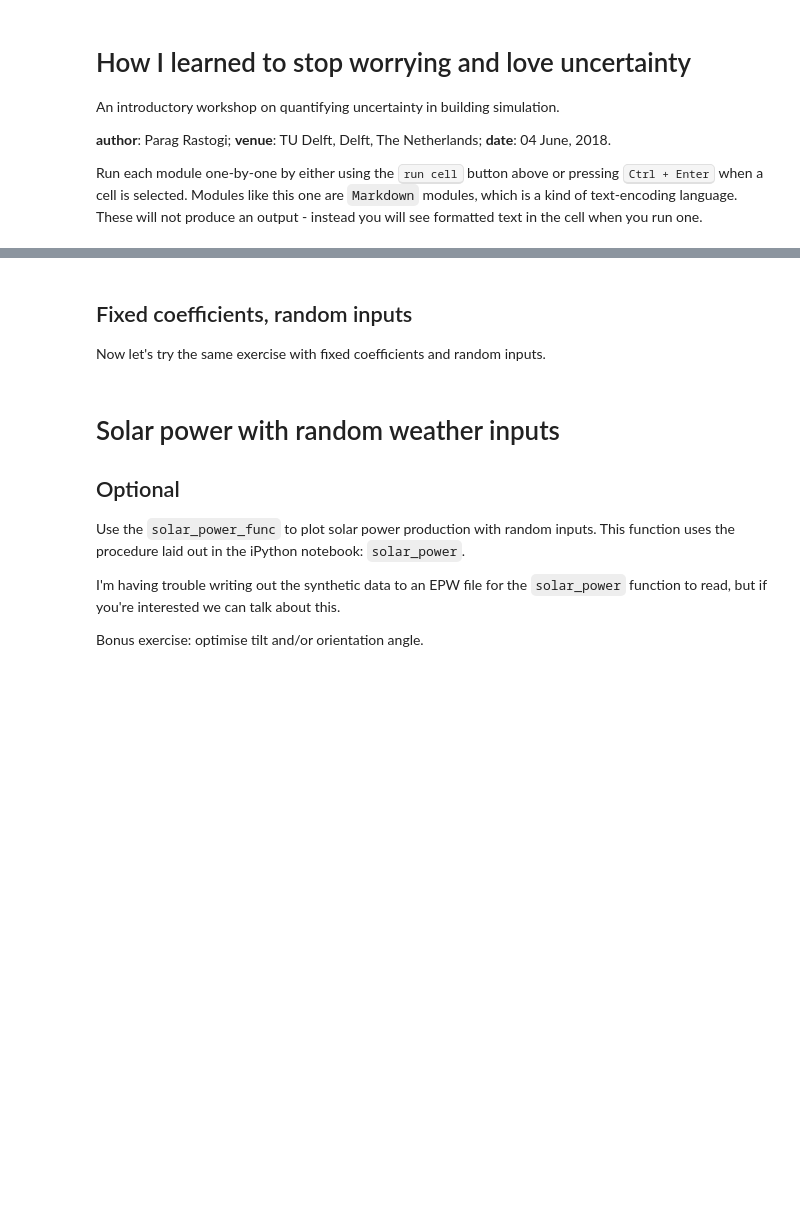
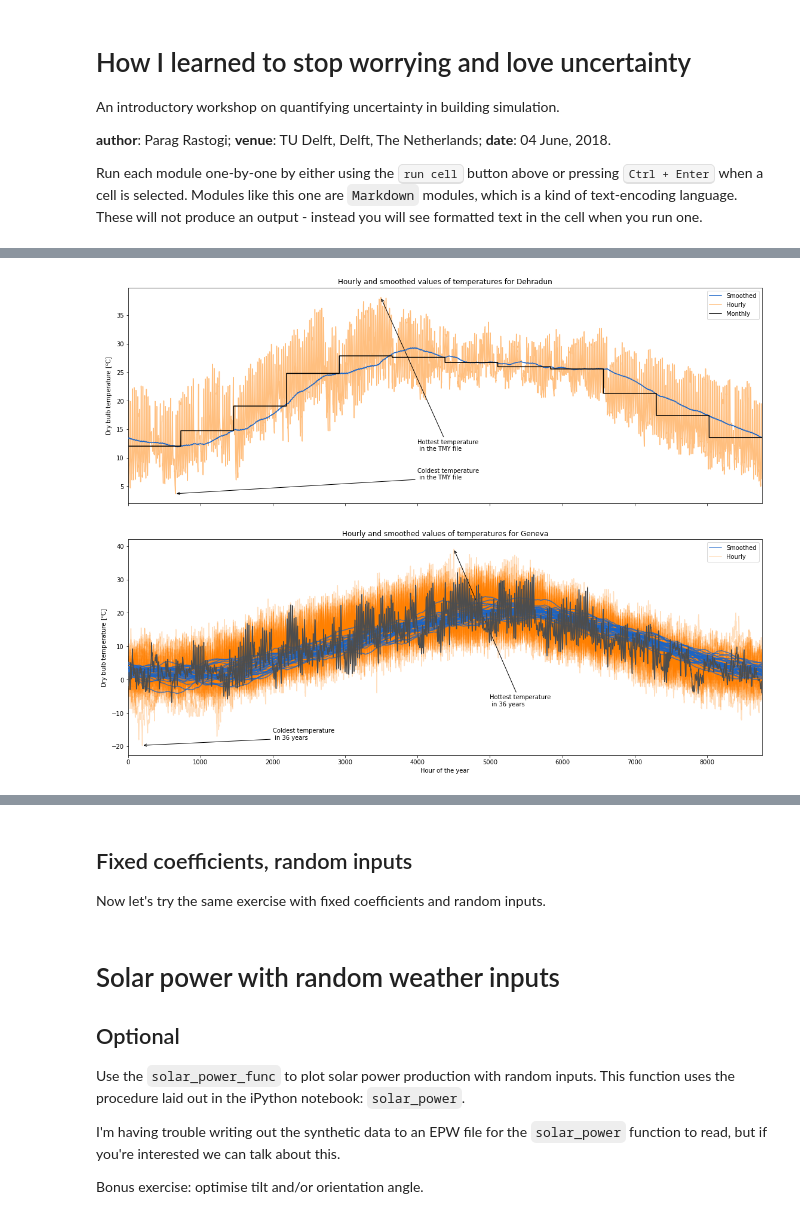
Before and after one commit to paragrastogi/CEPT_Workshop_January2020, a Jupyter notebook: lib/tutorial_v01.ipynb, the cells around one changed output, grey strips where cells are left out. Saved outputs shown, nothing was run; the diff lists cells and outputs as text; code cells hidden in the pictures; blank space fills up the shorter version.

```diff
--- a/lib/tutorial_v01.ipynb
+++ b/lib/tutorial_v01.ipynb
@@ -94,22 +197,19 @@ metadata['locdata'].append(locdata)
 metadata['header'].append(header)
 
 # Do the same with Geneva data. Except Geneva has multiple weather files, so use a loop.
-path_gen_folder = os.path.join('..', 'gen')
+path_gen_folder = os.path.join('..', 'gen', 'historical')
 list_genfiles = glob.glob(os.path.join(path_gen_folder, '*.{:s}'.format(file_type)))
 
 # Declare a list.
-gen = list()
+gen_list = list()
 
 for file in list_genfiles:
 
     gen_temp, locdata, header = wf.get_weather('gen', file, file_type=file_type)
-    gen.append(gen_temp)
+    gen_list.append(gen_temp)
 
-gen = pd.concat(gen)
+# Keep the list - useful for plotting and stuff later.
+gen = pd.concat(gen_list)
 
 metadata['locdata'].append(locdata)
 metadata['header'].append(header)
-
-# Set the variable 'tmy' to the incoming data from Dehradun - so changing
-# this statement will allow you to run the worksheet with any location.
-tmy = ddn
@@ -130,3 +277,72 @@ print('======')
+# %%
+fig, axes = plt.subplots(nrows=2, ncols=1, sharex=True, figsize=(16, 12))
+ax = axes.flatten()
+fig.tight_layout(pad=3, w_pad=2, h_pad=5)
+
+# Find the index and value of the max and min temperatures.
+ymax = list()
+ymin = list()
+xmax = list()
+xmin = list()
+
+ddn_temp_vals = ddn['tdb'].values
+ymax.append(np.max(ddn_temp_vals))
+xmax.append(np.argmax(ddn_temp_vals))
+ymin.append(np.min(ddn_temp_vals))
+xmin.append(np.argmin(ddn_temp_vals))
+
+gen_temp_vals = gen['tdb'].values
+ymax.append(np.max(gen_temp_vals))
+ymin.append(np.min(gen_temp_vals))
+
+plot_x = np.arange(0, ddn.shape[0])
+ax[0].plot(plot_x, ddn_smooth['tdb'].values, zorder=10, color=colours.blue)
+ax[0].plot(plot_x, ddn['tdb'].values, zorder = 1, color=colours.orange, alpha=0.5)
+ax[0].plot(plot_x, np.repeat(ddn_summary['tdb'], 8760/12), color=colours.blackest, zorder=11)
+
+
+for raw, smooth, summary in zip(gen_list, gen_smooth, gen_summary):
+
+    ax[1].plot(plot_x, smooth['tdb'], zorder=10, color=colours.blue, alpha=0.75)
+
+    raw_temp_vals = raw['tdb'].values
+
+    if np.unique(raw.index.year)==2223:
+        ax[1].plot(plot_x, raw_temp_vals, zorder = 12, color=colours.grey)
+    else:
+        ax[1].plot(plot_x, raw_temp_vals, zorder = 1, color=colours.orange, alpha=0.25)
+
+    if ymin[1] in raw_temp_vals:
+        xmin.append(np.argmin(raw_temp_vals))
+
+    if ymax[1] in raw_temp_vals:
+        xmax.append(np.argmax(raw_temp_vals))
+
+#     ax[1].plot(plot_x, np.repeat(summary['tdb'], 8760/12), color=colours.blackest, zorder=11)
+
+for ax_temp in ax:
+    ax_temp.set_ylabel('Dry bulb temperature [$^o$C]')
+    ax_temp.set_xlim(plot_x[0], plot_x[-1])
+
+ax[0].legend(['Smoothed', 'Hourly', 'Monthly'])
+ax[1].legend(['Smoothed', 'Hourly'])
+ax[1].set_xlabel('Hour of the year')
+ax[0].set_title('Hourly and smoothed values of temperatures for Dehradun')
+ax[1].set_title('Hourly and smoothed values of temperatures for Geneva')
+
+ax[0].annotate('Hottest temperature \n in the TMY file\n',
+    xy=(xmax[0], ymax[0]), arrowprops=dict(arrowstyle='->'), xytext=(4000, 10))
+ax[0].annotate('Coldest temperature \n in the TMY file\n',
+    xy=(xmin[0], ymin[0]), arrowprops=dict(arrowstyle='->'), xytext=(4000, 5))
+
+ax[1].annotate('Hottest temperature \n in 36 years\n',
+    xy=(xmax[1], ymax[1]), arrowprops=dict(arrowstyle='->'), xytext=(5000, -10))
+ax[1].annotate('Coldest temperature \n in 36 years\n',
+    xy=(xmin[1], ymin[1]), arrowprops=dict(arrowstyle='->'), xytext=(2000, -20))
+
+plt.show()
+# %% [output]
+[figure, added]
 # %% [markdown]
 <h2> Black Box Models </h2>
 
```
Also changed, not shown: parts of 37 cells of this notebook, 4 other files.
